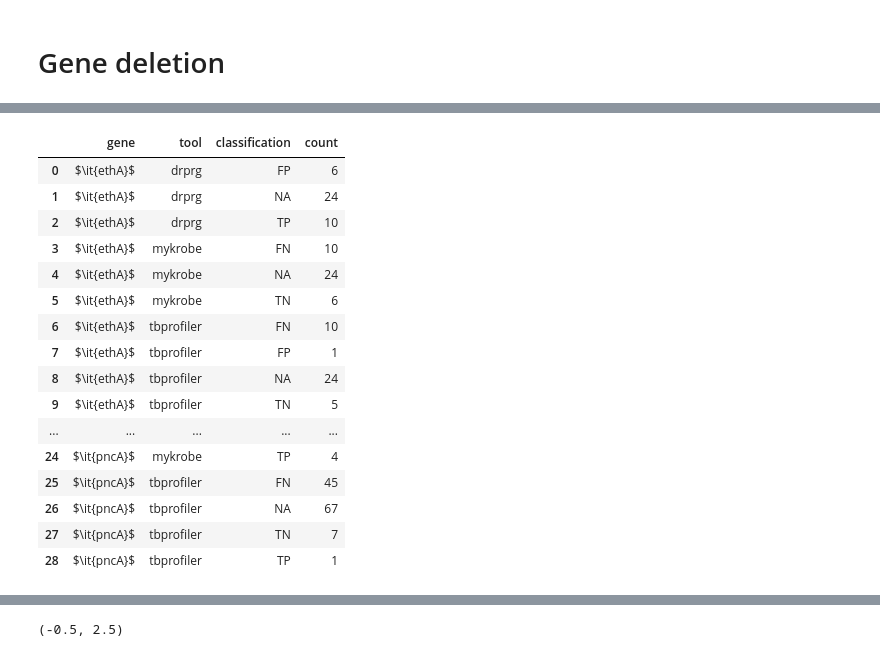
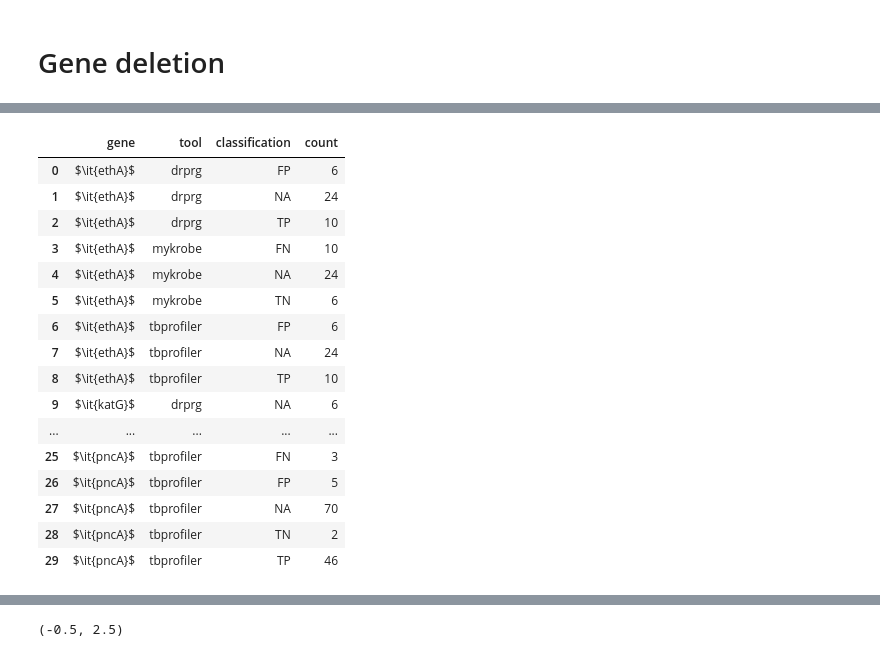
Before and after one commit to mbhall88/drprg-paper, a Jupyter notebook: workflow/notebook/plotting.ipynb, the cells around one changed output, grey strips where cells are left out. Saved outputs shown, nothing was run; the diff lists cells and outputs as text; code cells hidden in the pictures.

Commit message:
add transcript ablation to tbprofiler

```diff
--- a/workflow/notebook/plotting.ipynb
+++ b/workflow/notebook/plotting.ipynb
@@ -1529,34 +1559,84 @@ min_depth = 15
 max_contam = 0.05
 qc = pd.read_csv(f"../../results/QC/illumina.qc.csv", index_col="run")
 valid_samples = qc.query("coverage>=@min_depth and f_contam<=@max_contam").index
+# %%
+def comp(c1, c2):
+    if pd.isna(c1):
+        return c2
+    elif pd.isna(c2):
+        return c1
+    elif c1 != c2:
+        c1s = c1.split(";")
+        c2s = c2.split(";")
+        c3s = set(c1s).union(c2s)
+        return ";".join(c3s)
+    else:
+        return c1
+
+combine_func = lambda s1, s2: np.array([comp(c1, c2) for c1, c2 in zip(s1,s2)])
 # %%
 df = pd.read_csv("../../results/tables/sn_sp/classifications.illumina.csv")
 tools = sorted(set(df["tool"]))
 df.set_index(["run", "drug", "tool"], inplace=True, drop=False, verify_integrity=True)
 
-drprg_df = pd.read_csv("../../results/amr_predictions/drprg/illumina/summary.csv")
-drprg_df["drug"] = drprg_df["drug"].str.lower()
-drprg_df.set_index(["run", "drug", "tool"], verify_integrity=True, inplace=True)
+drprg_absent = pd.read_csv("../../results/tables/sn_sp/absent_genes.csv", header=None, names=["run", "gene"])
+drprg_absent.set_index("run", verify_integrity=True, inplace=True)
 
-absent_r = drprg_df[drprg_df.mutations.str.contains("absent").fillna(False)]
-absent_r
+tbp_absent = defaultdict(set)
+with open("tbp_ablations.txt") as fp:
+    for line in map(str.strip, fp):
+        fields = line.split("\t")
+        p, s, r = fields[0].split("/")[4:7]
+        gene = fields[2]
+        assert fields[3] == "transcript_ablation"
+        tbp_absent[r].add(gene)
+
+d = []
+for run, genes in tbp_absent.items():
+    d.append((run, ";".join(genes)))
+
+tbp_absdf = pd.DataFrame(d, columns=["run", "gene"]).set_index("run", verify_integrity=True)
+
+print(len(drprg_absent))
+absent = drprg_absent.combine(tbp_absdf, func=combine_func, overwrite=False)
+print(len(absent))
 
 absclf = []
 
 d2g = {"ethionamide": "$\it{ethA}$", "pyrazinamide": "$\it{pncA}$", "isoniazid": "$\it{katG}$"}
 g2d = {v: k for k, v in d2g.items()}
 
-for (run, drug, _), row in absent_r.iterrows():
-    if run not in valid_samples:
-        continue
+for run, row in absent.iterrows():
+    genes = row["gene"].split(";")
+    for gene in genes:
+        drug = {
+            "ethA": "ethionamide",
+            "pncA": "pyrazinamide",
+            "katG": "isoniazid",
+            "gid": "streptomycin"
+        }.get(gene)
+        if drug is None or run not in valid_samples:
+            continue
+        for t in tools:
+            try:
+                clf = df.at[(run, drug, t), "classification"]
+                if t == "tbprofiler" and run in tbp_absdf.index and gene in tbp_absdf.at[run, "gene"]:
+                    if clf == "TN":
+                        clf = "FP"
+                    elif clf == "FN":
+                        clf = "TP"
 
-    for t in tools:
-        try:
-            clf = df.at[(run, drug, t), "classification"]
-        except KeyError:
-            clf = "NA"
+                if t == "drprg" and run in drprg_absent.index and gene in drprg_absent.at[run, "gene"]:
+                    if clf == "TN":
+                        clf = "FP"
+                    elif clf == "FN":
+                        clf = "TP"
 
-        absclf.append((run, d2g[drug], t, clf))
+
+            except KeyError:
+                clf = "NA"
+
+            absclf.append((run, d2g[drug], t, clf))
 
 absclf = pd.DataFrame(absclf, columns=["run", "gene", "tool", "classification"])
 clf = absclf.groupby(["gene", "tool", "classification"]).count().rename(columns={"run": "count"}).reset_index(drop=False)
@@ -1565,20 +1647,20 @@ clf
 |  | gene | tool | classification | count |
 | 0 | $\it{ethA}$ | drprg | FP | 6 |
 | 1 | $\it{ethA}$ | drprg | NA | 24 |
 | 2 | $\it{ethA}$ | drprg | TP | 10 |
 | 3 | $\it{ethA}$ | mykrobe | FN | 10 |
 | 4 | $\it{ethA}$ | mykrobe | NA | 24 |
 | 5 | $\it{ethA}$ | mykrobe | TN | 6 |
-| 6 | $\it{ethA}$ | tbprofiler | FN | 10 |
-| 7 | $\it{ethA}$ | tbprofiler | FP | 1 |
-| 8 | $\it{ethA}$ | tbprofiler | NA | 24 |
-| 9 | $\it{ethA}$ | tbprofiler | TN | 5 |
+| 6 | $\it{ethA}$ | tbprofiler | FP | 6 |
+| 7 | $\it{ethA}$ | tbprofiler | NA | 24 |
+| 8 | $\it{ethA}$ | tbprofiler | TP | 10 |
+| 9 | $\it{katG}$ | drprg | NA | 6 |
 | ... | ... | ... | ... | ... |
-| 24 | $\it{pncA}$ | mykrobe | TP | 4 |
-| 25 | $\it{pncA}$ | tbprofiler | FN | 45 |
-| 26 | $\it{pncA}$ | tbprofiler | NA | 67 |
-| 27 | $\it{pncA}$ | tbprofiler | TN | 7 |
-| 28 | $\it{pncA}$ | tbprofiler | TP | 1 |
+| 25 | $\it{pncA}$ | tbprofiler | FN | 3 |
+| 26 | $\it{pncA}$ | tbprofiler | FP | 5 |
+| 27 | $\it{pncA}$ | tbprofiler | NA | 70 |
+| 28 | $\it{pncA}$ | tbprofiler | TN | 2 |
+| 29 | $\it{pncA}$ | tbprofiler | TP | 46 |
 # %%
 from matplotlib.colors import to_hex
 from matplotlib.cm import Set2
```
Also changed, not shown: parts of 15 cells of this notebook, 3 other files.
